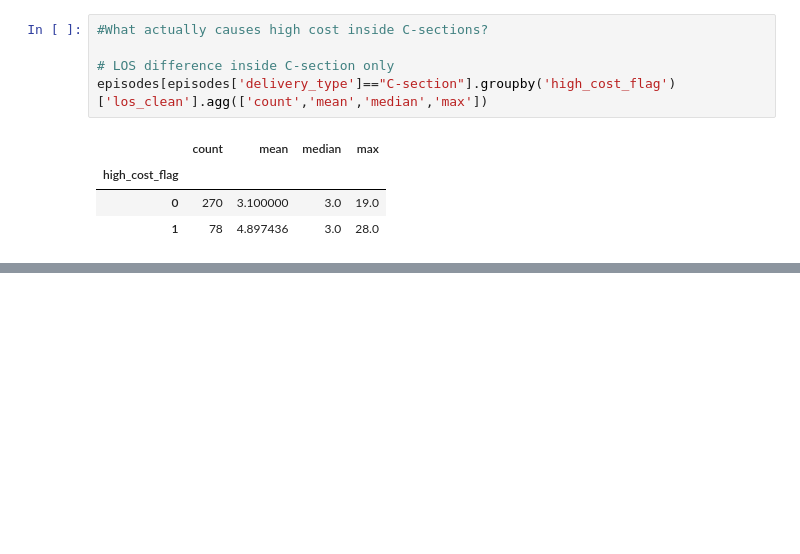
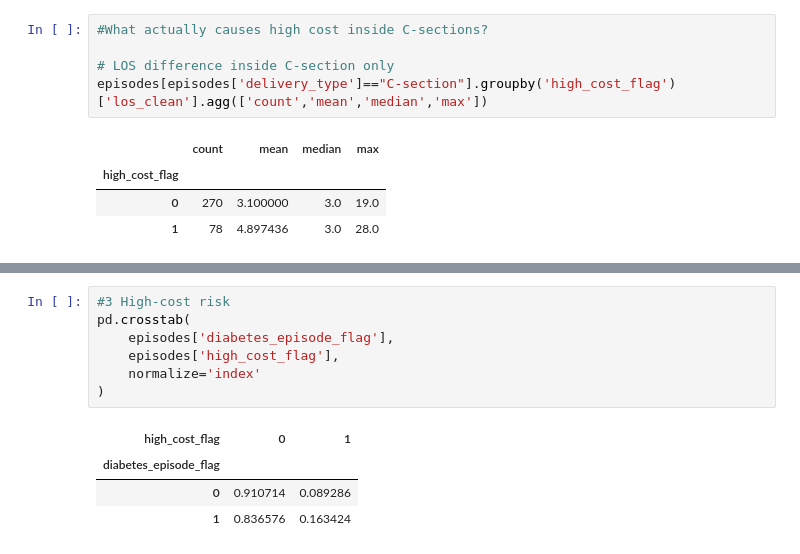
Before and after one commit to vsputta/episode-care-analytics, a Jupyter notebook: notebooks/maternity_episode_analysis.ipynb, the cells around one changed output, grey strips where cells are left out. Cells and saved outputs as stored; diff of their text form; blank space fills up the shorter version.

```diff
--- a/notebooks/maternity_episode_analysis.ipynb
+++ b/notebooks/maternity_episode_analysis.ipynb
@@ -539,0 +618,12 @@ episodes[episodes['delivery_type']=="C-section"].groupby('high_cost_flag')['los_
+# %%
+#3 High-cost risk
+pd.crosstab(
+    episodes['diabetes_episode_flag'],
+    episodes['high_cost_flag'],
+    normalize='index'
+)
+# %% [output]
+| high_cost_flag | 0 | 1 |
+| diabetes_episode_flag |  |  |
+| 0 | 0.910714 | 0.089286 |
+| 1 | 0.836576 | 0.163424 |
```
Also changed, not shown: parts of 7 cells of this notebook.
